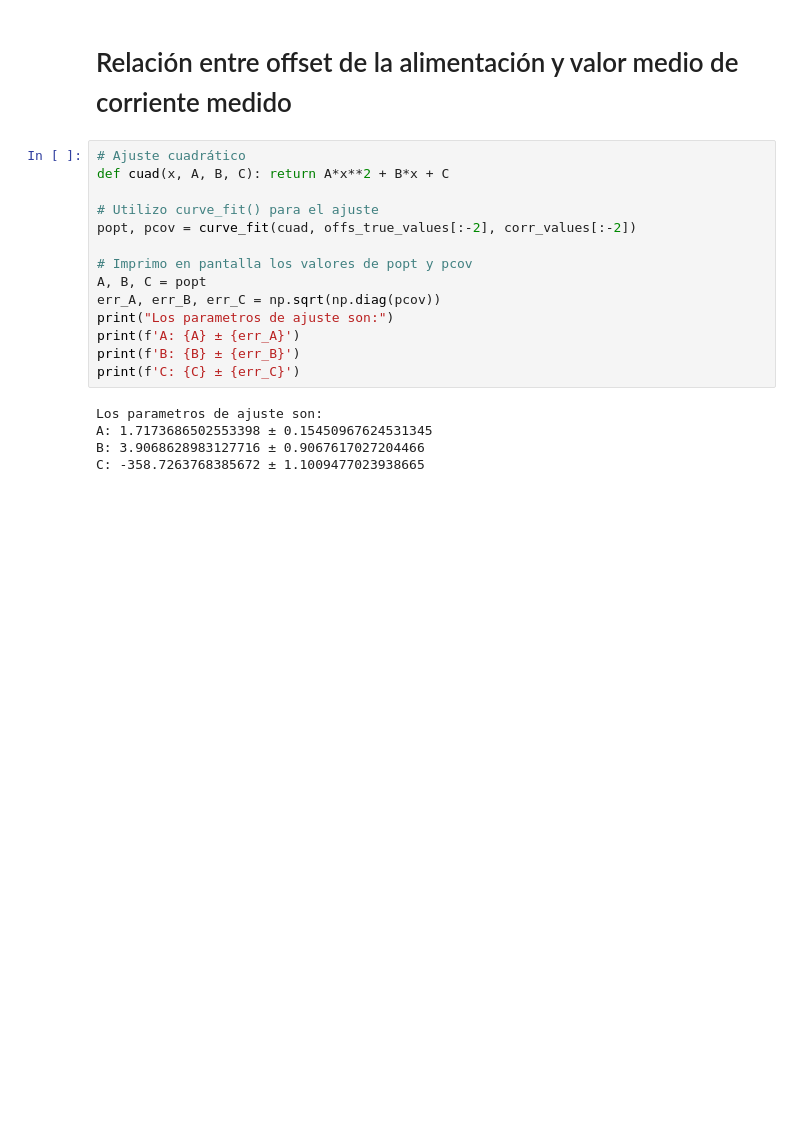
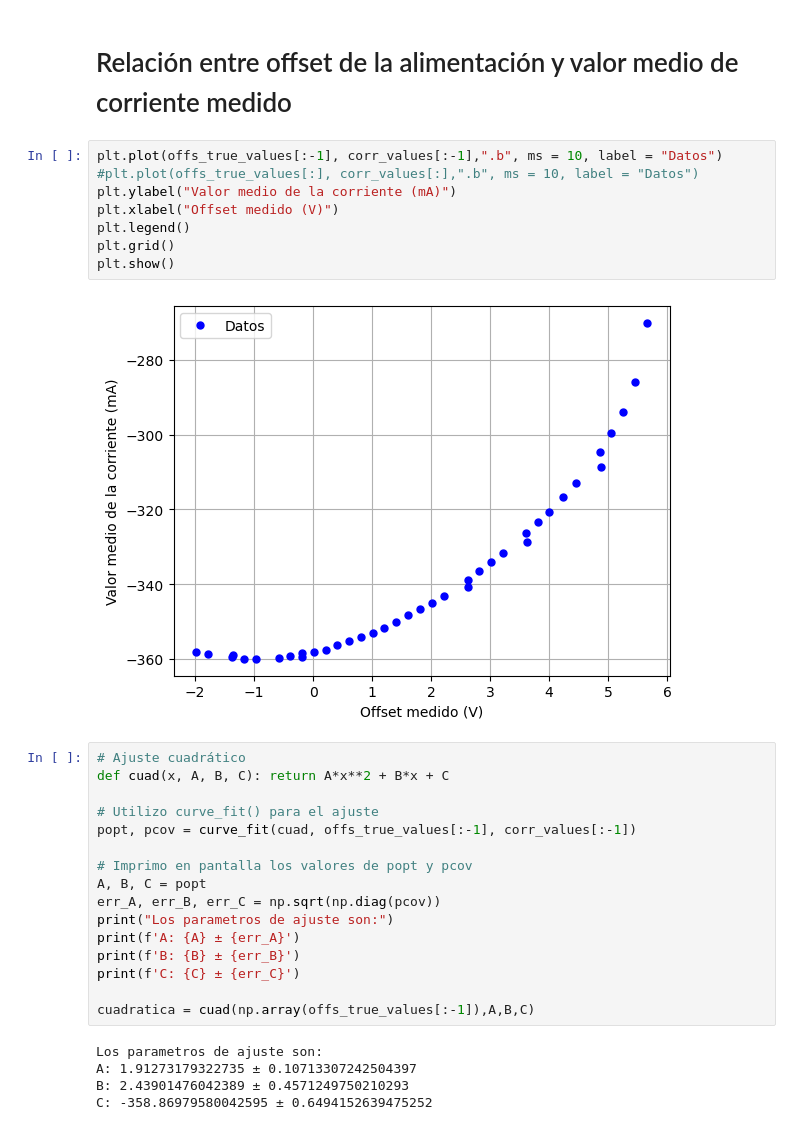
Before and after one commit to DelManuel/Magnetometro-optico, a Jupyter notebook: códigos/analisis_fuente_de_corriente.ipynb, the cells around one changed output. Drawn from its saved outputs; the diff is of its cells as text; blank space fills up the shorter version.

```diff
--- a/códigos/analisis_fuente_de_corriente.ipynb
+++ b/códigos/analisis_fuente_de_corriente.ipynb
@@ -92,11 +91,21 @@ plt.show()
 # %% [markdown]
 # Relación entre offset de la alimentación y valor medio de corriente medido
+# %%
+plt.plot(offs_true_values[:-1], corr_values[:-1],".b", ms = 10, label = "Datos")
+#plt.plot(offs_true_values[:], corr_values[:],".b", ms = 10, label = "Datos")
+plt.ylabel("Valor medio de la corriente (mA)")
+plt.xlabel("Offset medido (V)")
+plt.legend()
+plt.grid()
+plt.show()
+# %% [output]
+[figure, added]
 # %%
 # Ajuste cuadrático
 def cuad(x, A, B, C): return A*x**2 + B*x + C
 
 # Utilizo curve_fit() para el ajuste
-popt, pcov = curve_fit(cuad, offs_true_values[:-2], corr_values[:-2])
+popt, pcov = curve_fit(cuad, offs_true_values[:-1], corr_values[:-1])
 
 # Imprimo en pantalla los valores de popt y pcov
 A, B, C = popt
@@ -105,11 +114,13 @@ print("Los parametros de ajuste son:")
 print(f'A: {A} ± {err_A}')
 print(f'B: {B} ± {err_B}')
 print(f'C: {C} ± {err_C}')
+
+cuadratica = cuad(np.array(offs_true_values[:-1]),A,B,C)
 # %% [output]
 Los parametros de ajuste son:
-A: 1.7173686502553398 ± 0.15450967624531345
-B: 3.9068628983127716 ± 0.9067617027204466
-C: -358.7263768385672 ± 1.1009477023938665
+A: 1.91273179322735 ± 0.10713307242504397
+B: 2.43901476042389 ± 0.4571249750210293
+C: -358.86979580042595 ± 0.6494152639475252
 # %%
 # Ajuste exponencial
 def exp(x, Amp, frec, ord): return Amp*np.exp(frec*x) + ord
```
Also changed, not shown: parts of 19 cells of this notebook, 5 other files.
